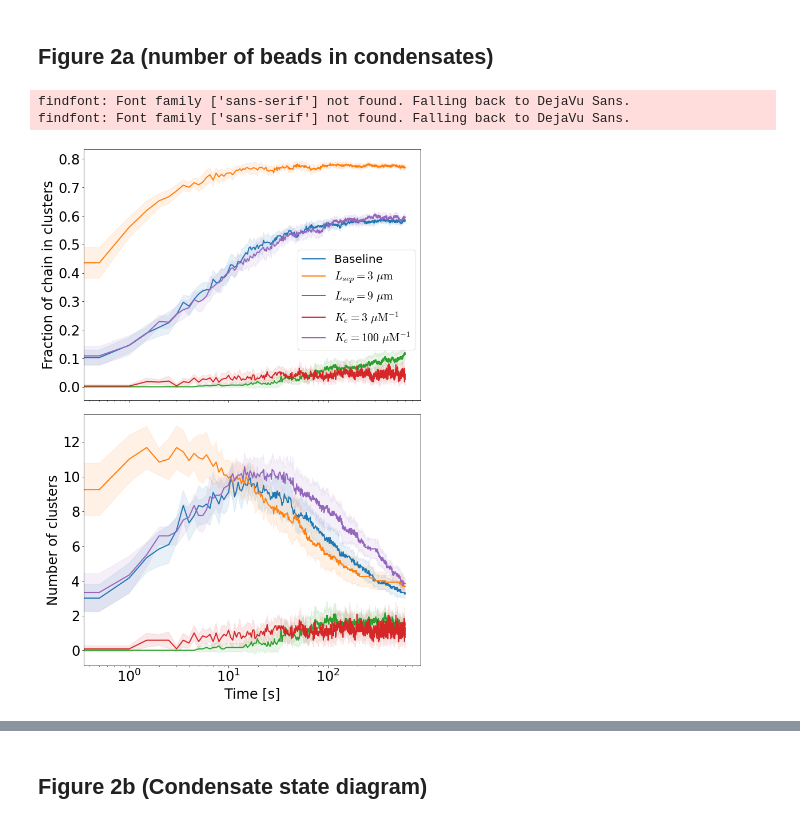
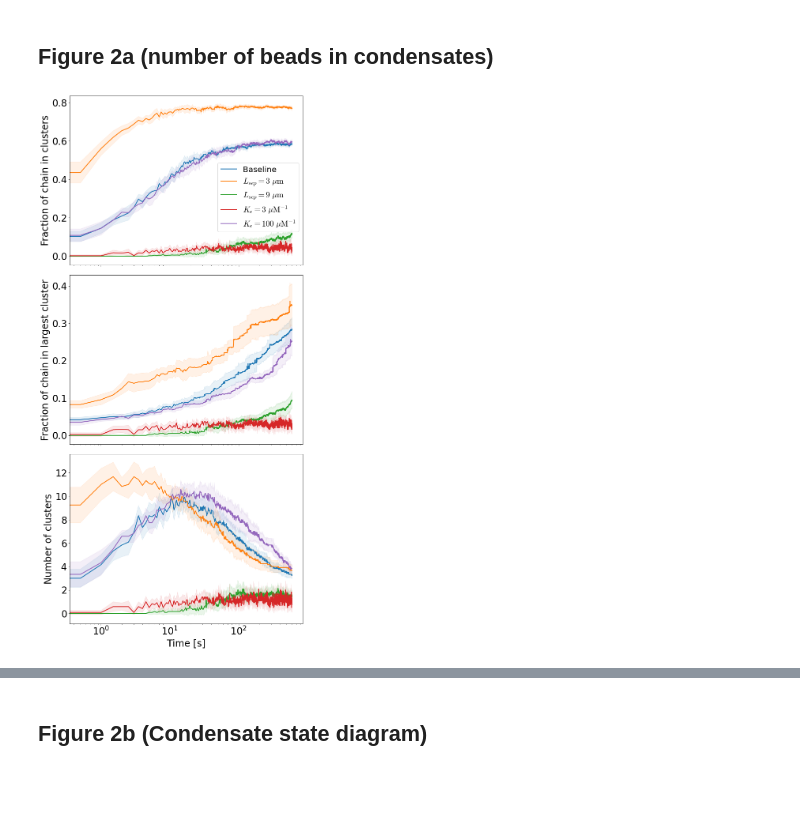
Before and after one commit to palladio11/aLENS_analysis, a Jupyter notebook: notebooks/chromatin_notebooks/Dyn_cond_figs/Figure2.ipynb, the cells around one changed output, grey strips where cells are left out. Saved outputs shown, nothing was run; the diff lists cells and outputs as text; code cells hidden in the pictures; blank space fills up the shorter version.

Commit message:
Improved figure 2

```diff
--- a/notebooks/chromatin_notebooks/Dyn_cond_figs/Figure2.ipynb
+++ b/notebooks/chromatin_notebooks/Dyn_cond_figs/Figure2.ipynb
@@ -107,52 +114,78 @@ plt.rcParams['image.cmap'] = 'YlOrRd'
 # %% [markdown]
 ## Figure 2a (number of beads in condensates)
 # %%
-def plot_confidence_int(ax, time_arr, mean, std_dev, num_runs=12, color='b', ci=.95, label='Mean'):
+def plot_confidence_int(
+    ax, time_arr, mean, std_dev, num_runs=12, color="b", ci=0.95, label="Mean"
+):
     degrees_freedom = num_runs - 1
-    confidence_interval = stats.t.ppf((1 + ci) / 2., degrees_freedom) * std_dev / np.sqrt(num_runs)
+    confidence_interval = (
+        stats.t.ppf((1 + ci) / 2.0, degrees_freedom) * std_dev / np.sqrt(num_runs)
+    )
 
     _ = ax.plot(time_arr, mean, label=label, color=color)
-    _ = ax.fill_between(time_arr, mean - confidence_interval, mean + confidence_interval, color=color, alpha=.1)
+    _ = ax.fill_between(
+        time_arr,
+        mean - confidence_interval,
+        mean + confidence_interval,
+        color=color,
+        alpha=0.1,
+    )
 # %%
-labels_to_graph_dict = {'Baseline': "Pin5.0um_Ke30/",
-                  r'$L_{sep} = 3~\mu {\rm m}$' :"Pin3.0um_Ke30",
-                  r'$L_{sep} = 9~\mu {\rm m}$' : "Pin9.0um_Ke30",
-                  r'$K_e = 3~\mu {\rm M}^{-1}$' : "Pin5.0um_Ke3/",
-                  r'$K_e = 100~\mu {\rm M}^{-1}$' : "Pin5.0um_Ke100",
-                  }
+labels_to_graph_dict = {
+    "Baseline": "Pin5.0um_Ke30/",
+    r"$L_{sep} = 3~\mu {\rm m}$": "Pin3.0um_Ke30",
+    r"$L_{sep} = 9~\mu {\rm m}$": "Pin9.0um_Ke30",
+    r"$K_e = 3~\mu {\rm M}^{-1}$": "Pin5.0um_Ke3/",
+    r"$K_e = 100~\mu {\rm M}^{-1}$": "Pin5.0um_Ke100",
+}
 
-fig, axarr = plt.subplots(2, 1, figsize=(10, 14), sharex=True)
+fig, axarr = plt.subplots(3, 1, figsize=(10, 20), sharex=True)
 tableau10_cycler = iter(cycler(color=plt.cm.tab10.colors))
-with h5py.File('Figure2/fig2_pin_ke_data_dict.h5', 'r') as h5d:
-    time_arr = h5d['time'][...]
+with h5py.File("Figure2/fig2_pin_ke_data_dict.h5", "r") as h5d:
+    time_arr = h5d["time"][...]
     for (label, key), color in zip(labels_to_graph_dict.items(), plt.cm.tab10.colors):
         h5_data = h5d[key]
 
-        num_runs = h5_data.attrs['num_runs']
+        num_runs = h5_data.attrs["num_runs"]
         mean = h5_data[:, 0]
         min_length = min(mean.size, time_arr.size)
         mean = h5_data[:min_length, 0]
         std_dev = h5_data[:min_length, 1]
         # num_runs = h5_data.attrs['num_runs']
-        plot_confidence_int(axarr[0], time_arr[:min_length], mean/1600, std_dev/1600, 12, color=color, label=label)
+        plot_confidence_int(
+            axarr[0],
+            time_arr[:min_length],
+            mean / 1600,
+            std_dev / 1600,
+            12,
+            color=color,
+            label=label,
+        )
+
+        mean = h5_data[:min_length, 4]
+        std_dev = h5_data[:min_length, 5]
+        num_runs = h5_data.attrs["num_runs"]
+        plot_confidence_int(
+            axarr[1], time_arr[:min_length], mean/1600, std_dev/1600, num_runs, color=color, label=label
+        )
 
         mean = h5_data[:min_length, 2]
         std_dev = h5_data[:min_length, 3]
-        # num_runs = h5_data.attrs['num_runs']
-        plot_confidence_int(axarr[1], time_arr[:min_length], mean, std_dev, 12, color=color, label=label)
+        num_runs = h5_data.attrs["num_runs"]
+        plot_confidence_int(
+            axarr[2], time_arr[:min_length], mean, std_dev, num_runs, color=color, label=label
+        )
 
-    _ = axarr[0].set_ylabel('Fraction of chain in clusters')
-    _ = axarr[0].set_xscale('log')
-    _ = axarr[0].legend(loc='center right', bbox_to_anchor=(1, .4))
+    _ = axarr[0].set_ylabel("Fraction of chain in clusters")
+    _ = axarr[0].set_xscale("log")
+    _ = axarr[0].legend(loc="center right", bbox_to_anchor=(1, 0.4))
 
-    _ = axarr[1].set_ylabel('Number of clusters')
-    _ = axarr[1].set_xlabel('Time [s]')
+    _ = axarr[1].set_ylabel("Fraction of chain in largest cluster")
+
+    _ = axarr[2].set_ylabel("Number of clusters")
+    _ = axarr[2].set_xlabel("Time [s]")
     fig.tight_layout()
 
-
-
     # _ = axarr.legend(loc='center left', bbox_to_anchor=(1.05, .5))
 # %% [output]
-findfont: Font family ['sans-serif'] not found. Falling back to DejaVu Sans.
-findfont: Font family ['sans-serif'] not found. Falling back to DejaVu Sans.
-[figure, old version]
+[figure, new version]
```
Also changed, not shown: parts of 15 cells of this notebook, 1 other file.
